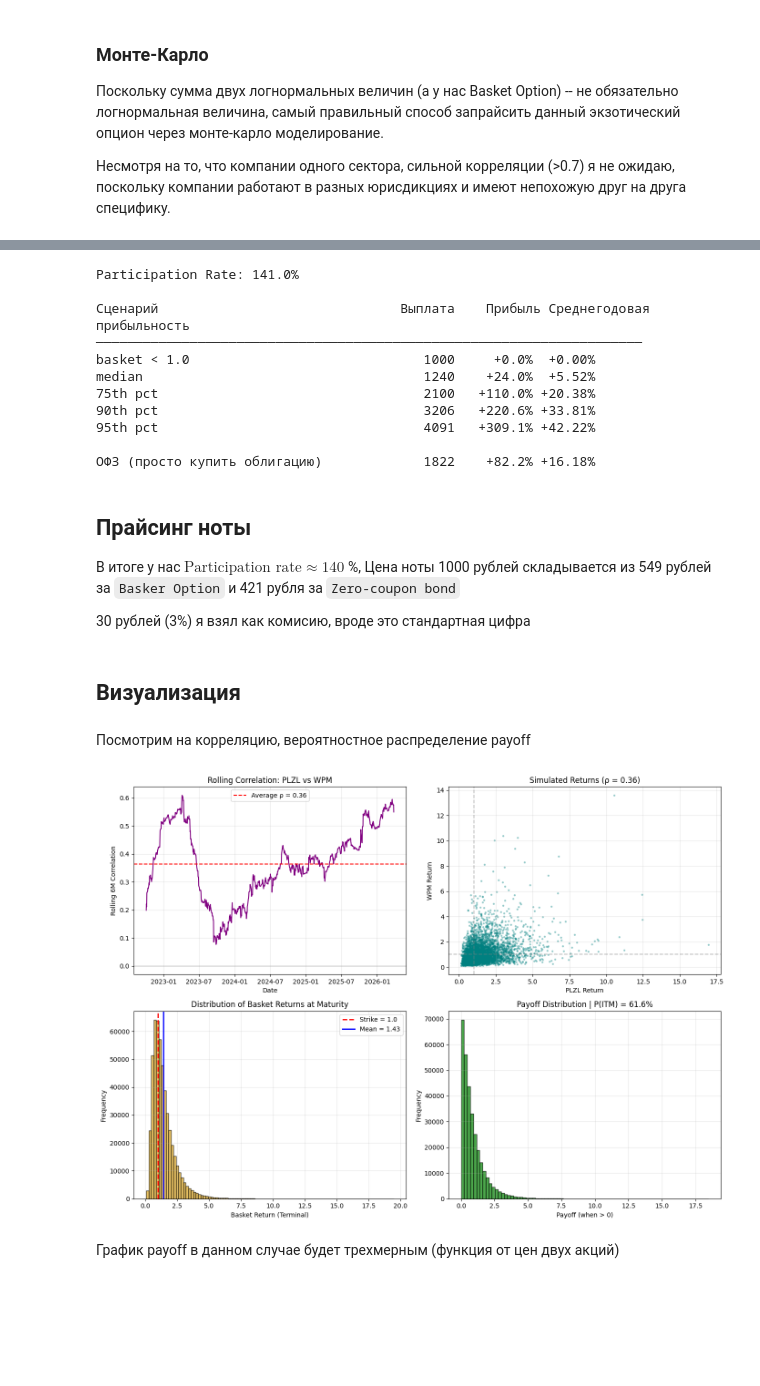
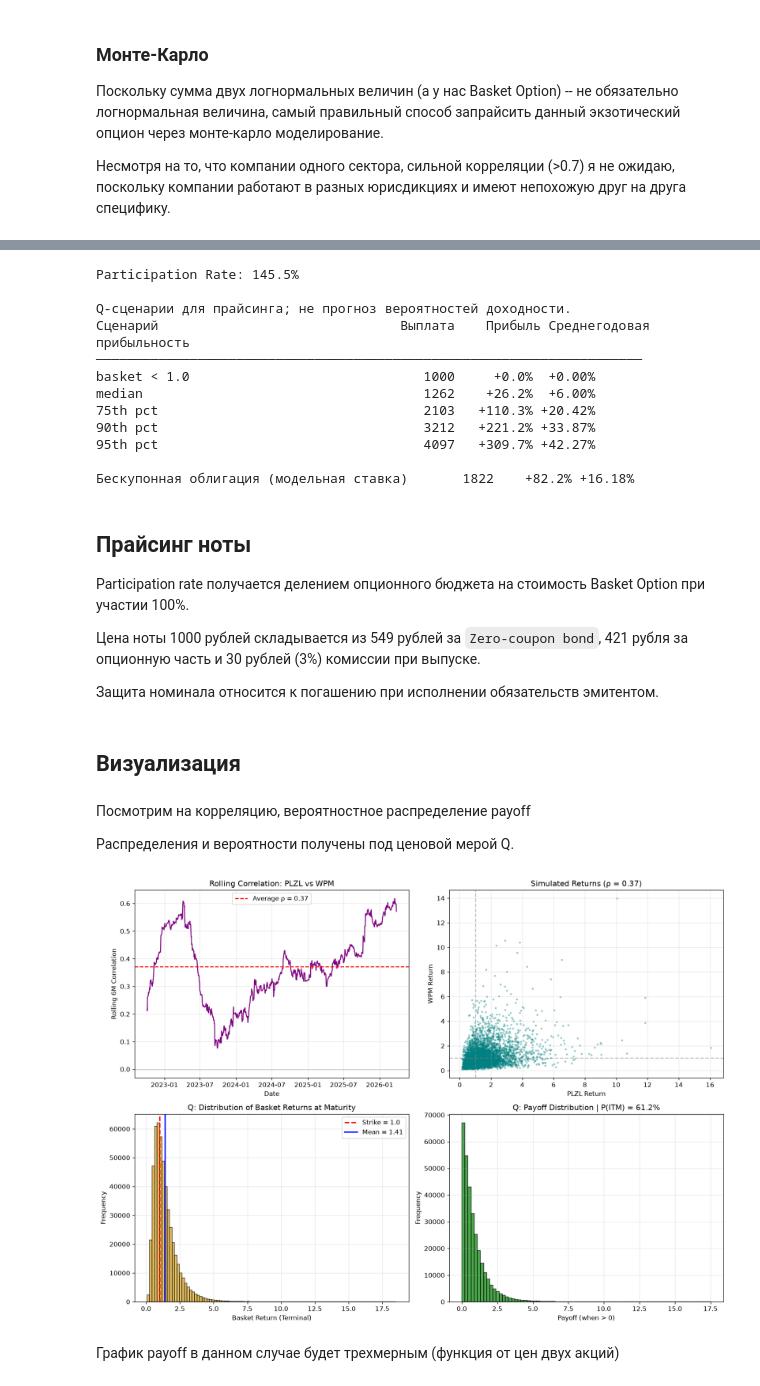
Before and after one commit to eMasov/StructuredNoteProject, a Jupyter notebook: StructuredEquityModeling.ipynb, the cells around one changed output, grey strips where cells are left out. Saved outputs shown, nothing was run; the diff lists cells and outputs as text; code cells hidden in the pictures; blank space fills up the shorter version.

```diff
--- a/StructuredEquityModeling.ipynb
+++ b/StructuredEquityModeling.ipynb
@@ -128,4 +119,20 @@ df_wpm
 # %%
 df = pd.merge(df_plzl, df_wpm, left_on='date', right_on='date', how='inner')
+
+response = requests.get(
+    'https://www.cbr.ru/scripts/XML_dynamic.asp',
+    params={'date_req1': '28/03/2022', 'date_req2': '28/03/2026', 'VAL_NM_RQ': 'R01235'},
+    timeout=30
+)
+response.raise_for_status()
+records = ET.fromstring(response.content)
+fx = pd.Series({
+    pd.to_datetime(row.attrib['Date'], dayfirst=True):
+    float(row.findtext('Value').replace(',', '.')) / int(row.findtext('Nominal'))
+    for row in records
+}, name='USD_RUB').sort_index()
+# Официальный курс действует до вступления в силу следующего значения.
+df['USD_RUB'] = fx.reindex(df.index, method='ffill')
+df = df.dropna(subset=['USD_RUB'])
 df
 # %% [output]
@@ -155,12 +162,14 @@ df
 # %%
-df['log_ret_PLZL'] = np.log(df['PLZL'] / df['PLZL'].shift(1))
-df['log_ret_WPM']  = np.log(df['WPM']  / df['WPM'].shift(1))
-df = df.dropna(subset=['log_ret_PLZL', 'log_ret_WPM'])
+df['log_ret_PLZL'] = np.log(df['PLZL_TR'] / df['PLZL_TR'].shift(1))
+df['log_ret_WPM']  = np.log(df['WPM_TR'] / df['WPM_TR'].shift(1))
+df['log_ret_FX'] = np.log(df['USD_RUB'] / df['USD_RUB'].shift(1))
+df = df.dropna(subset=['log_ret_PLZL', 'log_ret_WPM', 'log_ret_FX'])
 
 sigma_plzl = df['log_ret_PLZL'].std() * np.sqrt(252)
 sigma_wpm  = df['log_ret_WPM'].std()  * np.sqrt(252)
 
 rho = df['log_ret_PLZL'].corr(df['log_ret_WPM'])
+quanto_cov_wpm = df['log_ret_WPM'].cov(df['log_ret_FX']) * 252
 
 S0_plzl = df['PLZL'].iloc[-1]
 S0_wpm  = df['WPM'].iloc[-1]
@@ -186,11 +195,11 @@ w_plzl = 0.7
 w_wpm  = 0.3
 
 # Безрисковые ставки
-r_rub = 0.15            # 4Y ОФЗ
-r_usd = 0.04            # 4Y Treasuries
+r_rub = 0.15            # Модельная RUB-ставка, непрерывное начисление
+r_usd = 0.04            # Модельная USD-ставка, непрерывное начисление
 
 # Дивидендная доходность (годовая, непрерывная)
-q_plzl = 0.040          # Полюс: базовый сценарий 4.5%
+q_plzl = 0.045          # Полюс: базовый сценарий 4.5%
 q_wpm  = 0.008          # Wheaton: стабильные 0.8%
 
 # Ставка дисконтирования (нота будет в рублях)
@@ -207,7 +216,7 @@ PLZL_T = S0_plzl * np.exp(
 )
 
 WPM_T = S0_wpm * np.exp(
-    (r_usd - q_wpm - 0.5 * sigma_wpm**2) * T + sigma_wpm * np.sqrt(T) * W2
+    (r_usd - q_wpm - quanto_cov_wpm - 0.5 * sigma_wpm**2) * T + sigma_wpm * np.sqrt(T) * W2
 )
 
 # Доходности (безразмерные)
@@ -227,7 +236,10 @@ option_price = np.exp(-r_disc * T) * np.mean(payoff)
 print(f"Цена Basket Call Option:    {option_price:.4f} (на 1 руб номинала)")
 print(f"Средний payoff:             {np.mean(payoff):.4f}")
 print(f"Std payoff:                 {np.std(payoff):.4f}")
-print(f"P(payoff > 0):              {np.mean(payoff > 0)*100:.1f}%")
-print(f"Median basket return:       {np.median(basket_return):.2f}x")
-print(f"95th percentile return:     {np.percentile(basket_return, 95):.2f}x")
+print(f"Q: P(payoff > 0):              {np.mean(payoff > 0)*100:.1f}%")
+print(f"Q: Median basket return:       {np.median(basket_return):.2f}x")
+print(f"Q: 95th percentile return:     {np.percentile(basket_return, 95):.2f}x")
+
+price_se = np.exp(-r_disc * T) * np.std(payoff, ddof=1) / np.sqrt(N_sims)
+print(f"Стандартная ошибка МК:      {price_se:.6f}")
 # %% [output]
@@ -244,16 +257,17 @@ margin = 1000 * 0.03
 budget = 1000 - zcb - margin
 PR = budget / (option_price * 1000)
 
-# Сценарный анализ выплат для клиента
+# Сценарный анализ выплат под ценовой мерой Q
 scenarios = {
     'basket < 1.0':     1000,
-    'median':           1000 + PR * max(0, 1.17 - 1.0) * 1000,
+    'median':           1000 + PR * max(0, np.median(basket_return) - 1.0) * 1000,
     '75th pct':         1000 + PR * max(0, np.percentile(basket_return, 75) - 1.0) * 1000,
     '90th pct':         1000 + PR * max(0, np.percentile(basket_return, 90) - 1.0) * 1000,
     '95th pct':         1000 + PR * max(0, np.percentile(basket_return, 95) - 1.0) * 1000,
 }
 
 print(f"Participation Rate: {PR:.1%}\n")
+print('Q-сценарии для прайсинга; не прогноз вероятностей доходности.')
 print(f"{'Сценарий':<35} {'Выплата':>10} {'Прибыль':>10} {'Среднегодовая прибыльность':>8}")
 print("─" * 70)
 for name, payout in scenarios.items():
@@ -263,30 +277,36 @@ for name, payout in scenarios.items():
 
 # Для сравнения
 ofz_return = np.exp(r_rub * T)
-print(f"\n{'ОФЗ (просто купить облигацию)':<35} {1000*ofz_return:>10.0f} {ofz_return-1:>+9.1%} {(ofz_return**(1/T)-1):>+7.2%}")
+print(f"\n{'Бескупонная облигация (модельная ставка)':<35} {1000*ofz_return:>10.0f} {ofz_return-1:>+9.1%} {(ofz_return**(1/T)-1):>+7.2%}")
 # %% [output]
-Participation Rate: 141.0%
+Participation Rate: 145.5%
 
+Q-сценарии для прайсинга; не прогноз вероятностей доходности.
 Сценарий                               Выплата    Прибыль Среднегодовая прибыльность
 ──────────────────────────────────────────────────────────────────────
 basket < 1.0                              1000     +0.0%  +0.00%
-median                                    1240    +24.0%  +5.52%
-75th pct                                  2100   +110.0% +20.38%
-90th pct                                  3206   +220.6% +33.81%
-95th pct                                  4091   +309.1% +42.22%
+median                                    1262    +26.2%  +6.00%
+75th pct                                  2103   +110.3% +20.42%
+90th pct                                  3212   +221.2% +33.87%
+95th pct                                  4097   +309.7% +42.27%
 
-ОФЗ (просто купить облигацию)             1822    +82.2% +16.18%
+Бескупонная облигация (модельная ставка)       1822    +82.2% +16.18%
 # %% [markdown]
 ## Прайсинг ноты
 
-В итоге у нас $ \text{Participation rate} \approx 140 $ %,
-Цена ноты 1000 рублей складывается из 549 рублей за `Basker Option` и 421 рубля за `Zero-coupon bond`
+Participation rate получается делением опционного бюджета на стоимость Basket Option
+при участии 100%.
 
-30 рублей (3%) я взял как комисию, вроде это стандартная цифра
+Цена ноты 1000 рублей складывается из 549 рублей за `Zero-coupon bond`,
+421 рубля за опционную часть и 30 рублей (3%) комиссии при выпуске.
+
+Защита номинала относится к погашению при исполнении обязательств эмитентом.
 # %% [markdown]
 ## Визуализация
 # %% [markdown]
 Посмотрим на корреляцию, вероятностное распределение payoff
+
+Распределения и вероятности получены под ценовой мерой Q.
 # %%
 fig, axes = plt.subplots(2, 2, figsize=(14, 10))
 
@@ -297,42 +317,42 @@ ax1.axvline(x=np.mean(basket_return), color='blue', linestyle='-', linewidth=2,
             label=f'Mean = {np.mean(basket_return):.2f}')
 ax1.set_xlabel('Basket Return (Terminal)')
 ax1.set_ylabel('Frequency')
-ax1.set_title('Distribution of Basket Returns at Maturity')
+ax1.set_title('Q: Distribution of Basket Returns at Maturity')
 ax1.legend()
 ax1.grid(True, alpha=0.3)
 
 ax2 = axes[0, 1]
 sample_idx = np.random.choice(N_sims, size=5000, replace=False)
 ax2.scatter(ret_plzl[sample_idx], ret_wpm[sample_idx], alpha=0.3, s=5, color='teal')
 ax2.set_xlabel('PLZL Return')
 ax2.set_ylabel('WPM Return')
 ax2.set_title(f'Simulated Returns (ρ = {rho:.2f})')
 ax2.axhline(y=1, color='gray', linestyle='--', alpha=0.5)
 ax2.axvline(x=1, color='gray', linestyle='--', alpha=0.5)
 ax2.grid(True, alpha=0.3)
 
 ax3 = axes[0, 0]
 rolling_corr = df['log_ret_PLZL'].rolling(window=126).corr(df['log_ret_WPM'])
 ax3.plot(rolling_corr.index, rolling_corr.values, color='purple', linewidth=1.5)
 ax3.axhline(y=rho, color='red', linestyle='--', label=f'Average ρ = {rho:.2f}')
 ax3.axhline(y=0, color='gray', linestyle='-', alpha=0.3)
 ax3.set_xlabel('Date')
 ax3.set_ylabel('Rolling 6M Correlation')
 ax3.set_title('Rolling Correlation: PLZL vs WPM')
 ax3.legend()
 ax3.grid(True, alpha=0.3)
 
 ax4 = axes[1, 1]
 ax4.hist(payoff[payoff > 0], bins=80, color='green', alpha=0.7, edgecolor='black')
 ax4.set_xlabel('Payoff (when > 0)')
 ax4.set_ylabel('Frequency')
-ax4.set_title(f'Payoff Distribution | P(ITM) = {np.mean(payoff > 0)*100:.1f}%')
+ax4.set_title(f'Q: Payoff Distribution | P(ITM) = {np.mean(payoff > 0)*100:.1f}%')
 ax4.grid(True, alpha=0.3)
 
 plt.tight_layout()
 plt.show()
 # %% [output]
-[figure, old version]
+[figure, new version]
 # %% [markdown]
 График payoff в данном случае будет трехмерным (функция от цен двух акций)
 # %%
```
Also changed, not shown: parts of 14 cells of this notebook.
